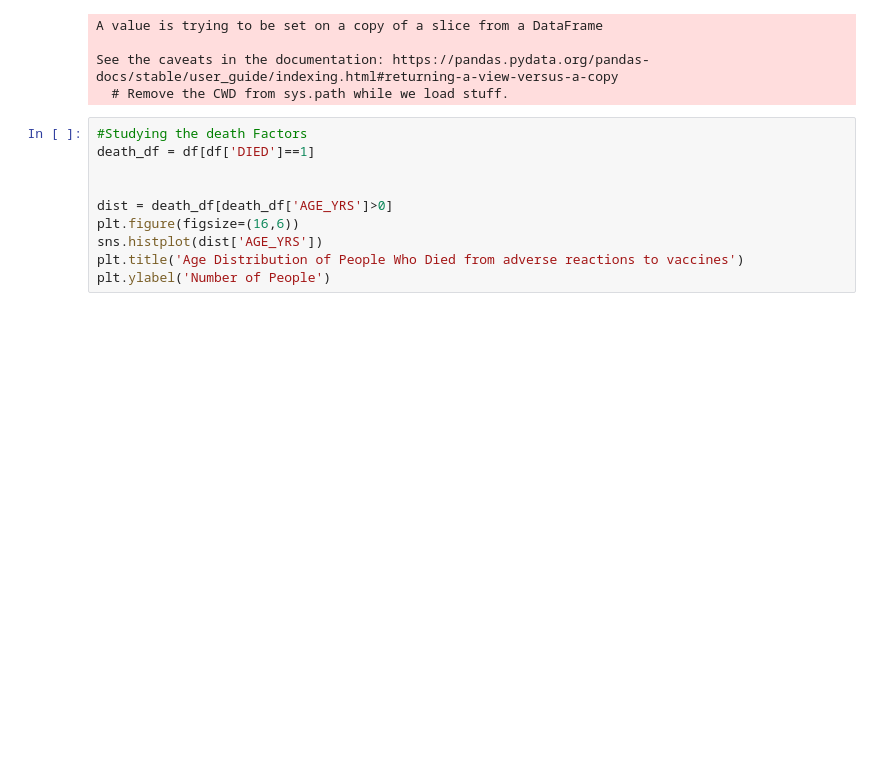
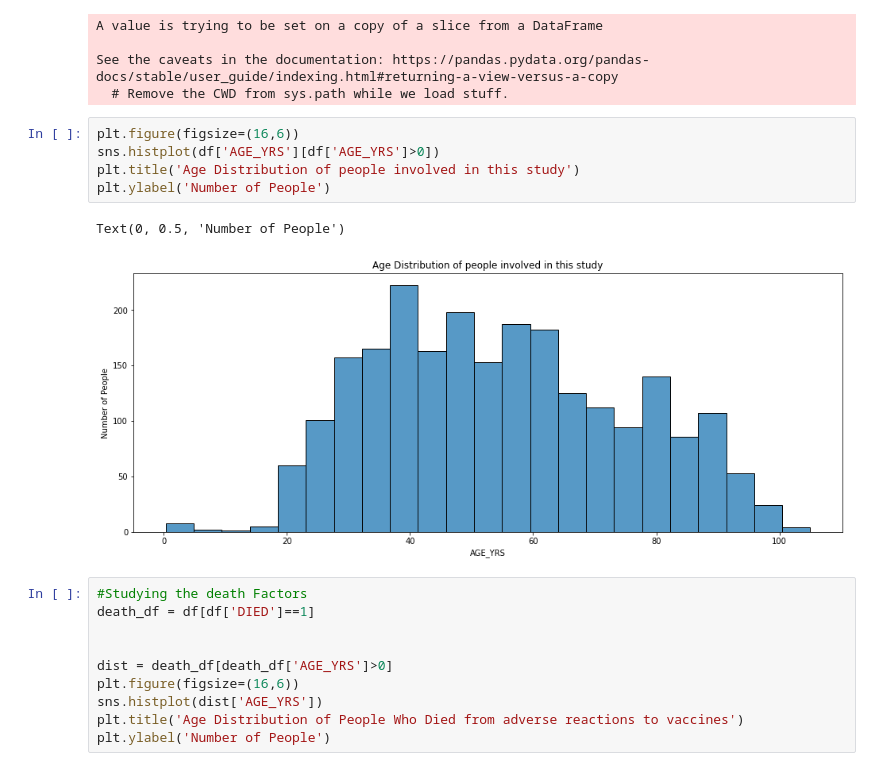
Before and after one commit to invest41/Studying_Reactions_to_Vaccines, a Jupyter notebook: Studying_Reactions_To_VACCINES.ipynb, the cells around one changed output. Drawn from its saved outputs; the diff is of its cells as text; blank space fills up the shorter version.

```diff
--- a/Studying_Reactions_To_VACCINES.ipynb
+++ b/Studying_Reactions_To_VACCINES.ipynb
@@ -55,6 +55,14 @@ A value is trying to be set on a copy of a slice from a DataFrame
 
 See the caveats in the documentation: https://pandas.pydata.org/pandas-docs/stable/user_guide/indexing.html#returning-a-view-versus-a-copy
   # Remove the CWD from sys.path while we load stuff.
+# %%
+plt.figure(figsize=(16,6))
+sns.histplot(df['AGE_YRS'][df['AGE_YRS']>0])
+plt.title('Age Distribution of people involved in this study')
+plt.ylabel('Number of People')
+# %% [output]
+Text(0, 0.5, 'Number of People')
+[figure, added]
 # %%
 #Studying the death Factors
 death_df = df[df['DIED']==1]
```
Also changed, not shown: parts of 3 cells of this notebook.
